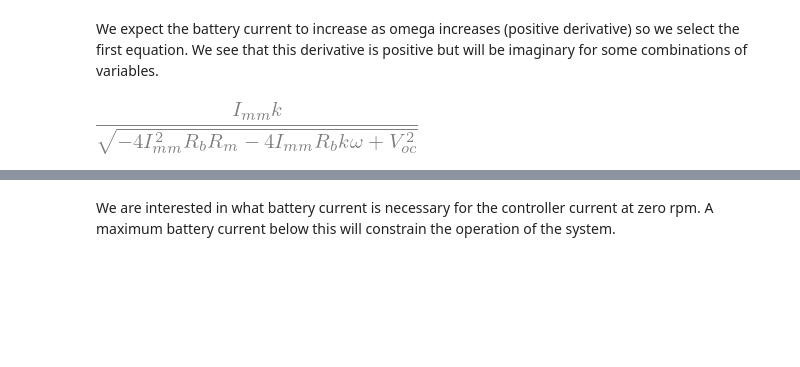
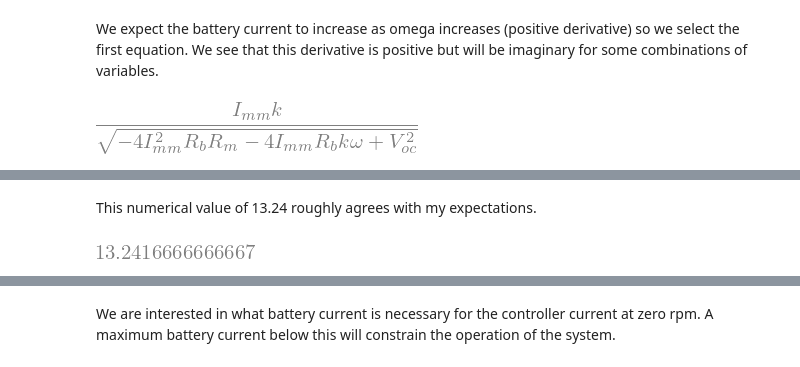
Before and after one commit to dsoto/ev-model-closed, a Jupyter notebook: torque-speed-symbolic.ipynb, the cells around one changed output, grey strips where cells are left out. Drawn from its saved outputs; the diff is of its cells as text; code cells hidden in the pictures; blank space fills up the shorter version.

```diff
--- a/torque-speed-symbolic.ipynb
+++ b/torque-speed-symbolic.ipynb
@@ -47,0 +65,7 @@ sympy.diff(phase_limit[0][Ib], omega)
+# %% [markdown]
+This numerical value of 13.24 roughly agrees with my expectations.
+# %%
+ev_system = {Voc:50, Imm: 200, Ibm:300, Rb: 0.120, Rm: 0.064, k:1.0}
+sympy.solve(radical, 0, omega)[0][omega].evalf(subs=ev_system)
+# %% [output]
+[figure, added]
```
Also changed, not shown: parts of 48 cells of this notebook.
